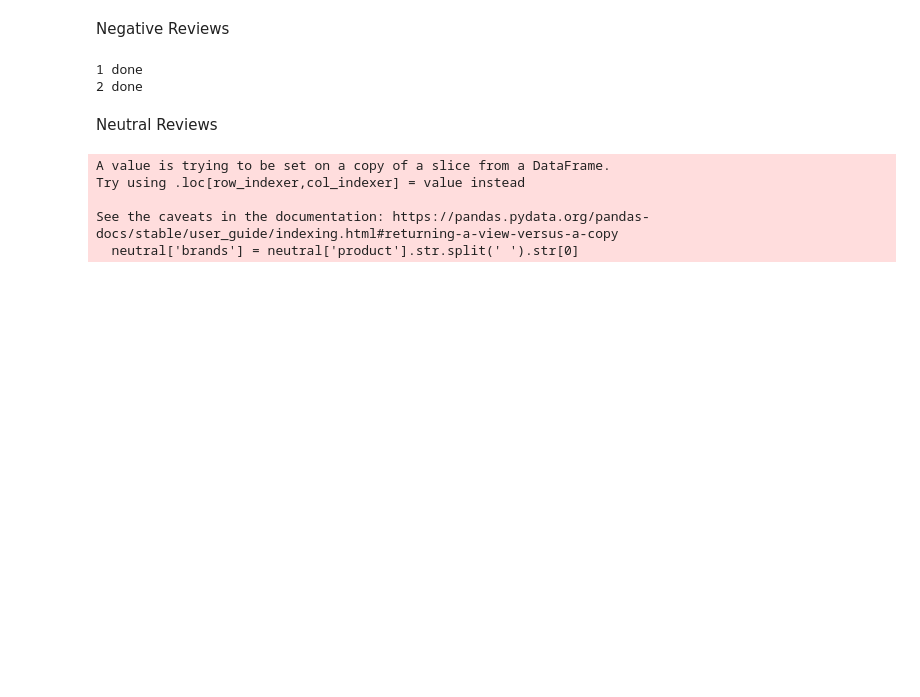
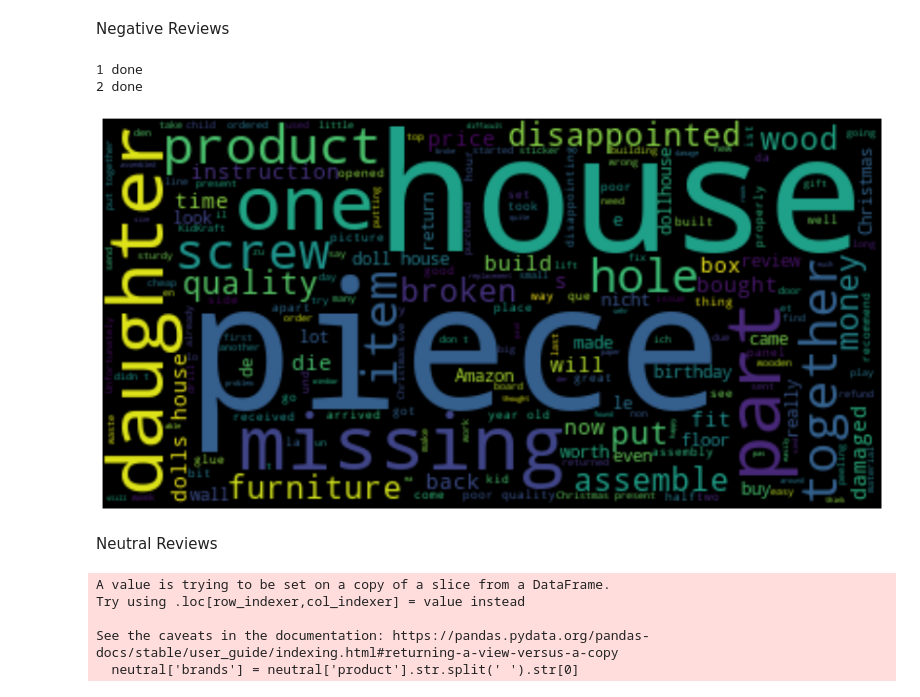
Before and after one commit to jasmin-g/Final-Project, a Jupyter notebook: Analysis.ipynb, the cells around one changed output. Saved outputs shown, nothing was run; the diff lists cells and outputs as text; code cells hidden in the pictures; blank space fills up the shorter version.

```diff
--- a/Analysis.ipynb
+++ b/Analysis.ipynb
@@ -880,12 +880,14 @@ top_100_bad = freq_dist.most_common(100)
 # %%
 # top_100_bad
 # %%
-# text = bad['body'].str.cat(sep=' ')
-# wordcloud = WordCloud().generate(text)
+text = bad['body'].str.cat(sep=' ')
+wordcloud = WordCloud().generate(text)
 
-# plt.imshow(wordcloud, interpolation='bilinear')
-# plt.axis("off")
-# plt.show()
+plt.imshow(wordcloud, interpolation='bilinear')
+plt.axis("off")
+plt.show()
+# %% [output]
+[figure, added]
 # %% [markdown]
 Neutral Reviews
 # %%
```
